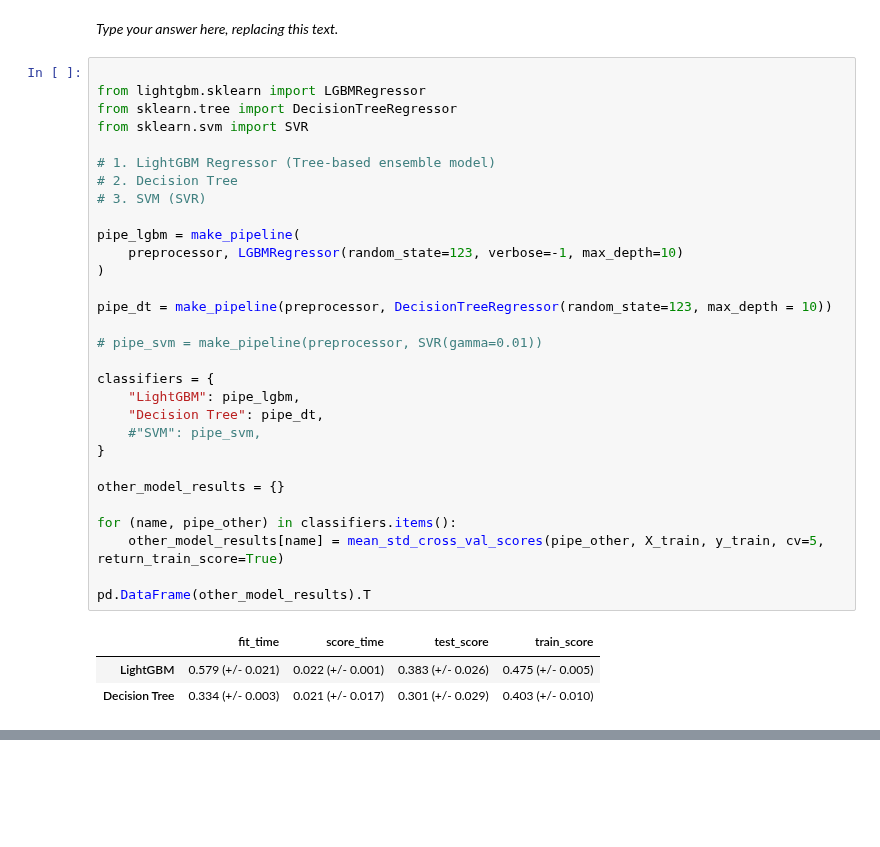
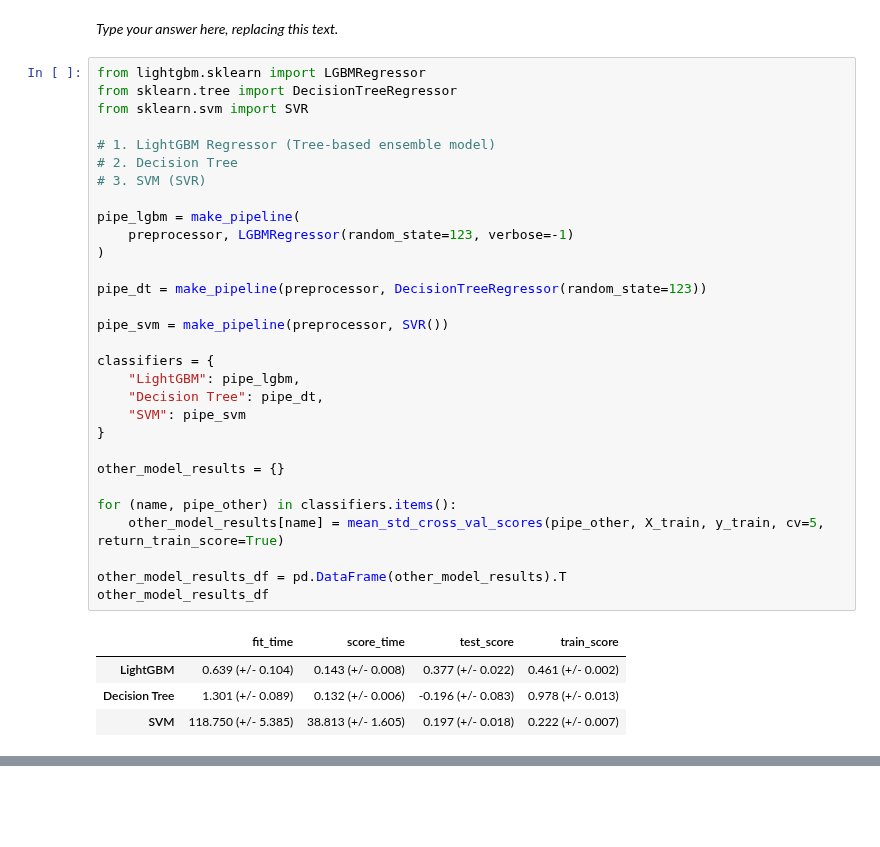
Before and after one commit to angelalmachado/cpsc330hw, a Jupyter notebook: hw5/hw5.ipynb, the cells around one changed output, grey strips where cells are left out. Cells and saved outputs as stored; diff of their text form.

```diff
--- a/hw5/hw5.ipynb
+++ b/hw5/hw5.ipynb
@@ -601,36 +609,37 @@ _Points:_ 12
 # %% [markdown]
 _Type your answer here, replacing this text._
 # %%
-
 from lightgbm.sklearn import LGBMRegressor
 from sklearn.tree import DecisionTreeRegressor
 from sklearn.svm import SVR
 
 # 1. LightGBM Regressor (Tree-based ensemble model)
 # 2. Decision Tree
 # 3. SVM (SVR)
 
 pipe_lgbm = make_pipeline(
-    preprocessor, LGBMRegressor(random_state=123, verbose=-1, max_depth=10)
+    preprocessor, LGBMRegressor(random_state=123, verbose=-1)
 )
 
-pipe_dt = make_pipeline(preprocessor, DecisionTreeRegressor(random_state=123, max_depth = 10))
+pipe_dt = make_pipeline(preprocessor, DecisionTreeRegressor(random_state=123))
 
-# pipe_svm = make_pipeline(preprocessor, SVR(gamma=0.01))
+pipe_svm = make_pipeline(preprocessor, SVR())
 
 classifiers = {
     "LightGBM": pipe_lgbm,
     "Decision Tree": pipe_dt,
-    #"SVM": pipe_svm,
+    "SVM": pipe_svm
 }
 
 other_model_results = {}
 
 for (name, pipe_other) in classifiers.items():
     other_model_results[name] = mean_std_cross_val_scores(pipe_other, X_train, y_train, cv=5, return_train_score=True)
 
-pd.DataFrame(other_model_results).T
+other_model_results_df = pd.DataFrame(other_model_results).T
+other_model_results_df
 # %% [output]
 |  | fit_time | score_time | test_score | train_score |
-| LightGBM | 0.579 (+/- 0.021) | 0.022 (+/- 0.001) | 0.383 (+/- 0.026) | 0.475 (+/- 0.005) |
-| Decision Tree | 0.334 (+/- 0.003) | 0.021 (+/- 0.017) | 0.301 (+/- 0.029) | 0.403 (+/- 0.010) |
+| LightGBM | 0.639 (+/- 0.104) | 0.143 (+/- 0.008) | 0.377 (+/- 0.022) | 0.461 (+/- 0.002) |
+| Decision Tree | 1.301 (+/- 0.089) | 0.132 (+/- 0.006) | -0.196 (+/- 0.083) | 0.978 (+/- 0.013) |
+| SVM | 118.750 (+/- 5.385) | 38.813 (+/- 1.605) | 0.197 (+/- 0.018) | 0.222 (+/- 0.007) |
```
Also changed, not shown: parts of 40 cells of this notebook, 1 other file.
